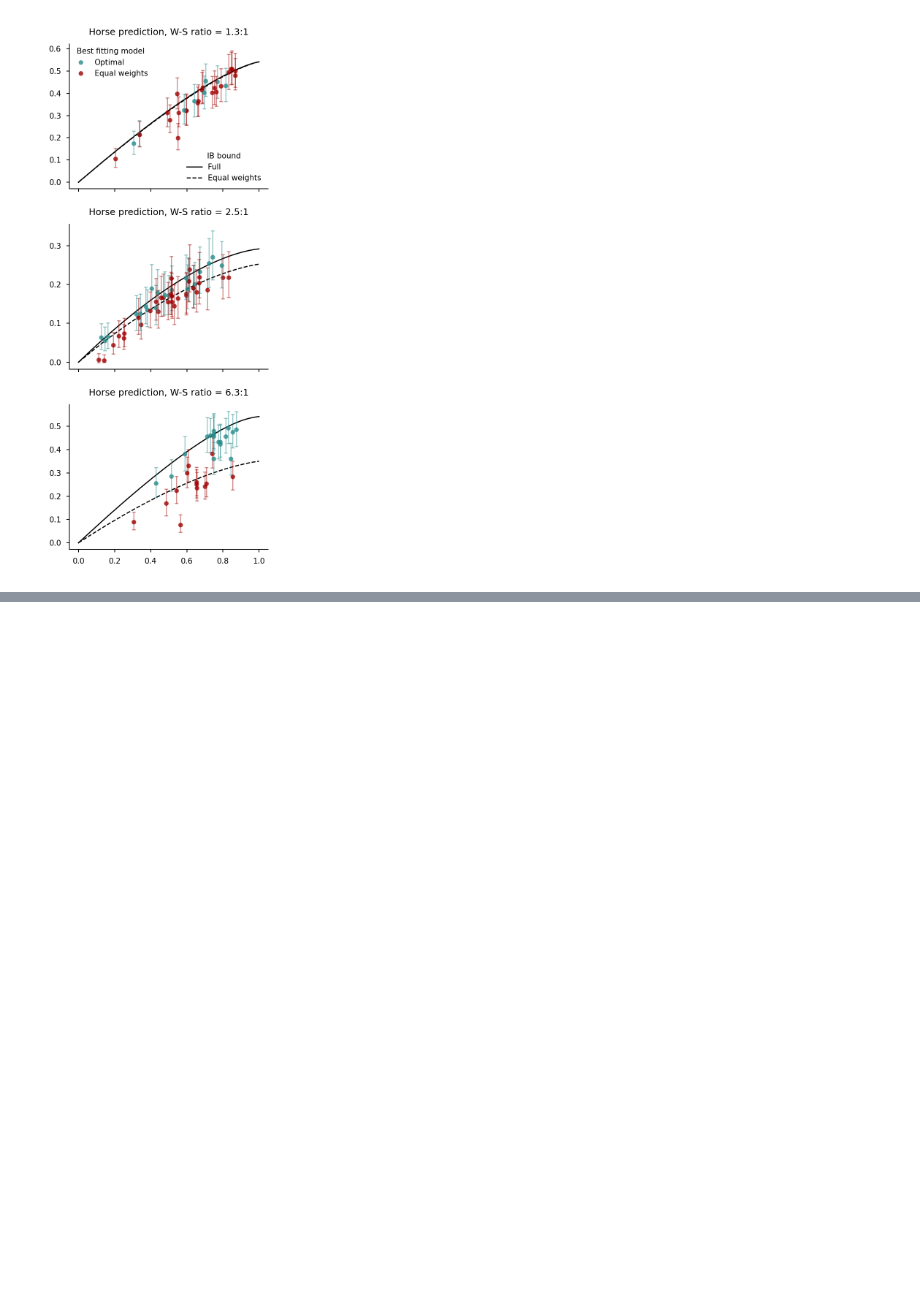
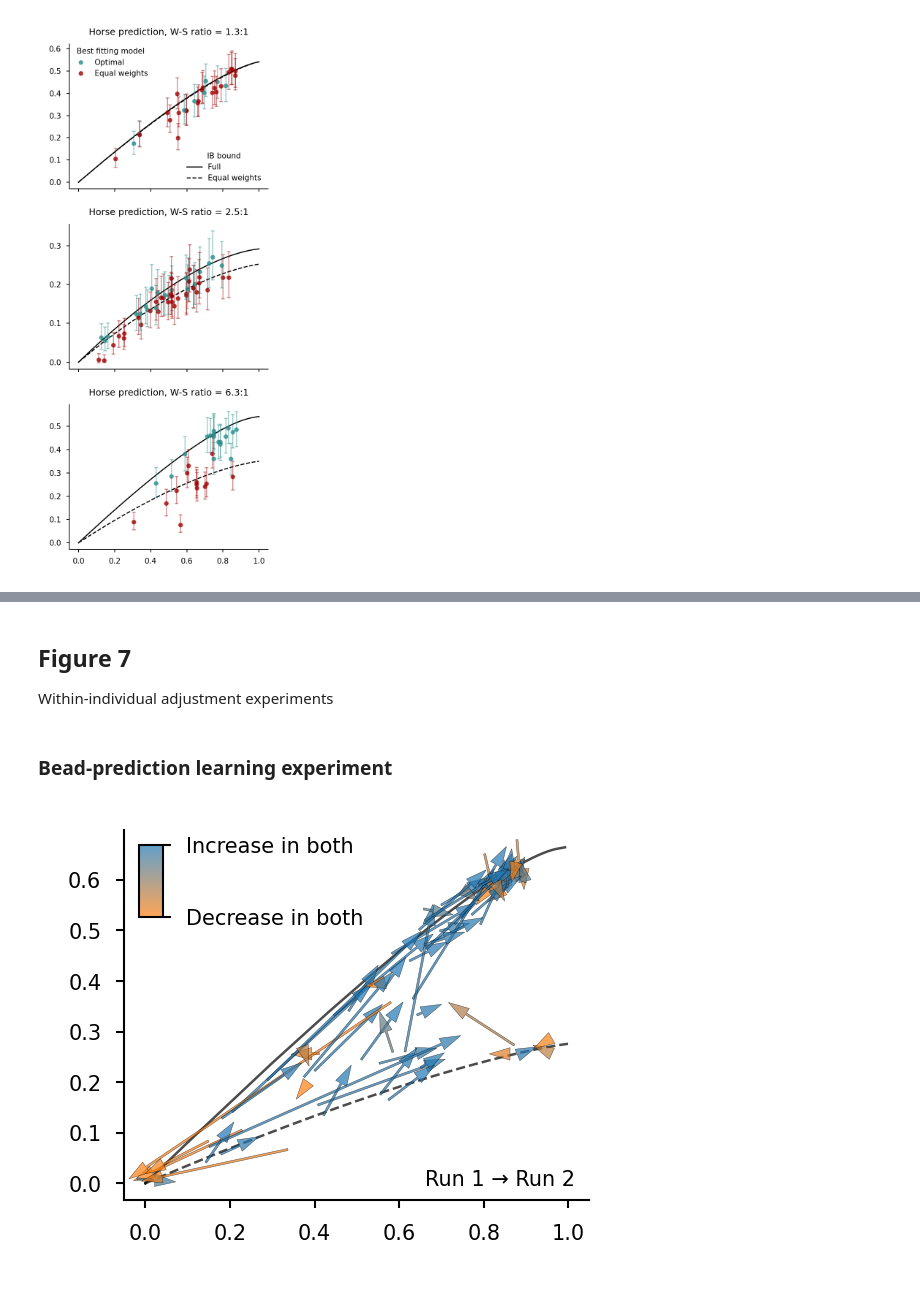
Before and after one commit to jacobaparker/human-inference-IB, a Jupyter notebook: main_analyses_figures.ipynb, the cells around one changed output, grey strips where cells are left out. Drawn from its saved outputs; the diff is of its cells as text; code cells hidden in the pictures; blank space fills up the shorter version.

```diff
--- a/main_analyses_figures.ipynb
+++ b/main_analyses_figures.ipynb
@@ -1510,0 +1923,51 @@ plt.tight_layout()
+# %% [markdown]
+## Figure 7
+Within-individual adjustment experiments
+# %%
+def generate_color(ipast_diff, ifut_diff, norm, diverging_cmap):
+    theta = np.cos(np.arctan2(ipast_diff, ifut_diff) - np.pi / 4)
+    return diverging_cmap(norm(theta))
+
+cmap = plt.get_cmap("tab10")
+diverging_cmap = LinearSegmentedColormap.from_list("CustomMap", [cmap(1), cmap(0)])
+norm = Normalize(vmin=-1, vmax=1)
+# %% [markdown]
+### Bead-prediction learning experiment
+# %%
+# I(X;R) and I(R;Y) on run 1 and run 2 for each individual, colored by direction of change
+# EXCLUDE subjects with Ixr < 0.05 in both runs
+
+include_subjects = alldata_beads.groupby('subject_index')['Ixr'].max() >= 0.05
+subjects_to_include = include_subjects[include_subjects].index.tolist()
+
+fig, ax = plt.subplots(figsize=(2, 1.6), dpi=300)
+
+full_bound, = ax.plot(emp_bound_opt_beads['I_XR'],emp_bound_opt_beads['I_RY'], 'k', linewidth=0.6, label='Full IB bound',alpha=0.7)
+heur_bound, = ax.plot(emp_bound_heur_beads['I_XR'], emp_bound_heur_beads['I_RY'], '--k', linewidth=0.6, label='Heuristic IB bound',alpha=0.7)
+
+for sjind in subjects_to_include:
+    sjconds = alldata_beads['subject_index'] == sjind
+    sjconds_run1 = sjconds & (alldata_beads['run'] == 1)
+    sjconds_run2 = sjconds & (alldata_beads['run'] == 2)
+    sjcolor = generate_color(alldata_beads.loc[sjconds_run2,'Ixr'].values[0] - alldata_beads.loc[sjconds_run1,'Ixr'].values[0], alldata_beads.loc[sjconds_run2,'Iry'].values[0] - alldata_beads.loc[sjconds_run1,'Iry'].values[0], norm, diverging_cmap)
+    ax.annotate('',xy=(alldata_beads.loc[sjconds_run2,'Ixr'].iat[0], alldata_beads.loc[sjconds_run2,'Iry'].iat[0]), xytext=(alldata_beads.loc[sjconds_run1,'Ixr'].iat[0], alldata_beads.loc[sjconds_run1,'Iry'].iat[0]),
+                arrowprops=dict(facecolor=sjcolor, edgecolor='black', alpha=0.7, linewidth=0.1, width=0.5, headwidth=3, headlength=5))
+
+ax.annotate(
+    "Run 1 → Run 2",
+    xy=(0.97, 0.03),
+    fontsize = 5,
+    xycoords="axes fraction",
+    ha="right",
+    va="bottom")
+format_axis(ax)
+
+colorbar_axis = plt.gcf().add_axes([0.15, 0.7, 0.04, 0.15])
+sm = matplotlib.cm.ScalarMappable(cmap=diverging_cmap, norm=Normalize(vmin=0, vmax=1))
+sm.set_array([])
+cbar = plt.colorbar(sm, cax=colorbar_axis, orientation='vertical',alpha=0.7)
+cbar.set_ticks([0, 1],labels=['Decrease in both', 'Increase in both'])
+cbar.ax.tick_params(labelsize=5, width=0.5, length=2)
+cbar.outline.set_linewidth(0.5)
+# %% [output]
+[figure, added]
```
Also changed, not shown: parts of 19 cells of this notebook, 3 other files.
